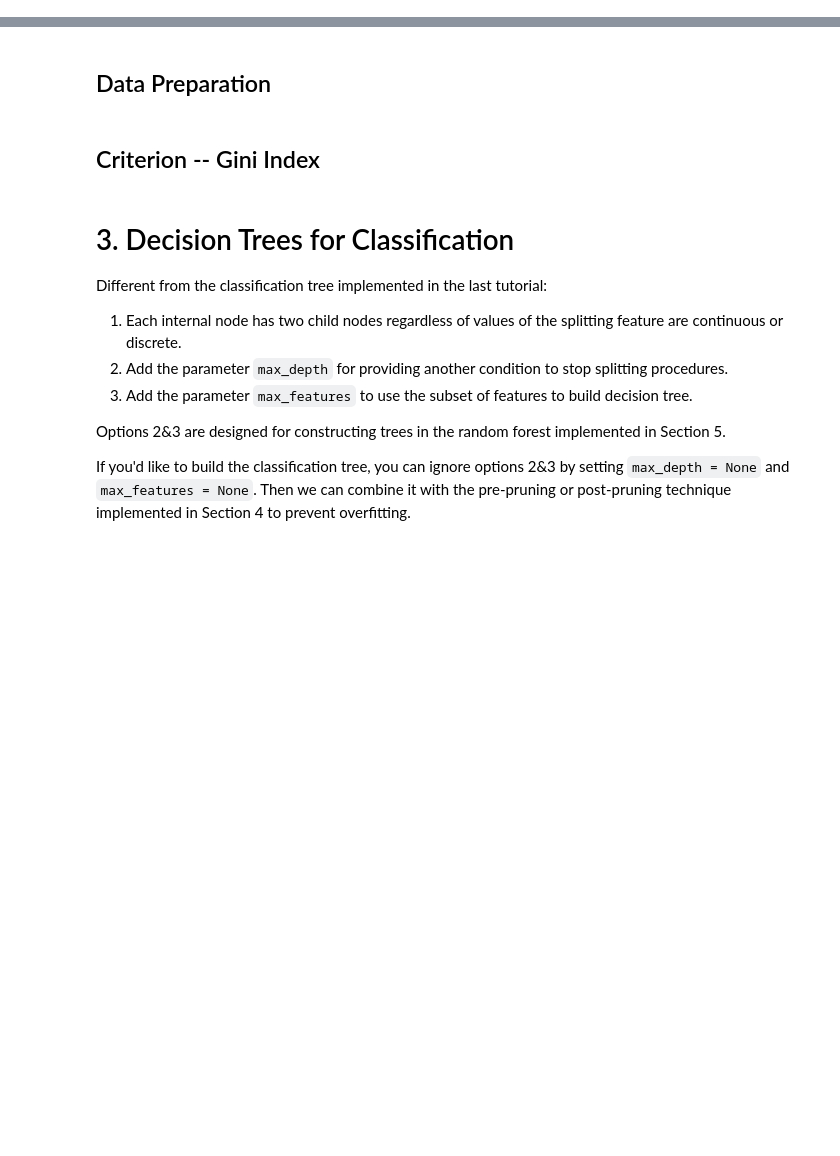
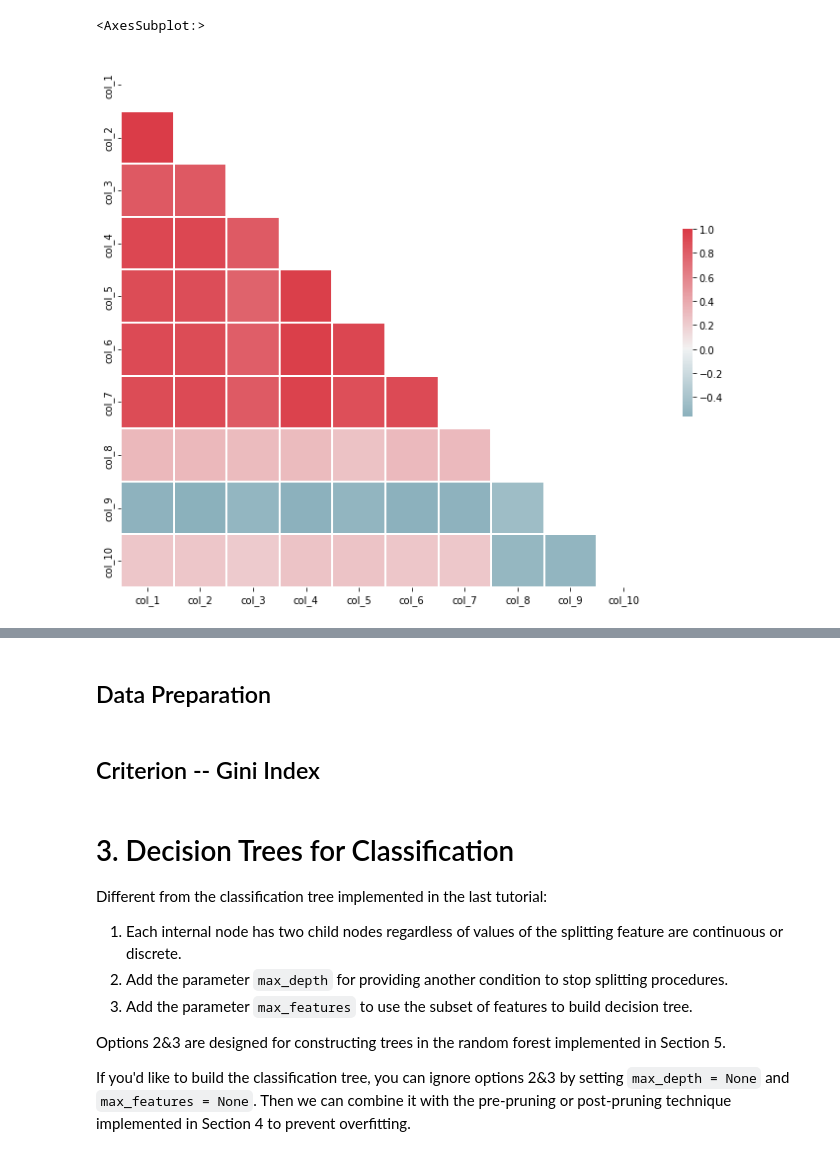
Before and after one commit to Giusseppe-97/Uncertainty_Quantification, a Jupyter notebook: code/code_classification/Abalone/abalone.ipynb, the cells around one changed output, grey strips where cells are left out. Saved outputs shown, nothing was run; the diff lists cells and outputs as text; code cells hidden in the pictures; blank space fills up the shorter version.

Commit message:
Update abalone.ipynb
Struggling with abalone LDA

```diff
--- a/code/code_classification/Abalone/abalone.ipynb
+++ b/code/code_classification/Abalone/abalone.ipynb
@@ -14,0 +77,7 @@ from sklearn.metrics import mean_squared_error, accuracy_score, confusion_matrix
+# %%
+df = pd.DataFrame(main()[4])
+dfy = pd.DataFrame(main()[5])
+col_names = ['Length',	'Diameter',	'Height',	'Whole weight',	'Shucked weight',	'Viscera weight',	'Shell weight', 'Female', 'I', 'Male']
+col_names_y = ['Rings']
+df.columns = col_names
+dfy.columns = col_names_y
@@ -14,0 +144,22 @@ from sklearn.metrics import mean_squared_error, accuracy_score, confusion_matrix
+# %%
+# load datasets function
+def load_data(data_file_name):
+    data_dir = "..\..\..\data\data_classification"
+    data_path = os.path.join(data_dir, data_file_name)
+    df = pd.read_csv(data_path)
+    a_X = df.iloc[:,:-1]
+    a_y = df.iloc[:,-1]
+    scaler_X = StandardScaler()
+    data_X = scaler_X.fit_transform(data_X)
+    data_y = pd.Categorical(data_y).codes.reshape(-1)
+    return a_X, a_y
+# %%
+data_name = "abalone_classification"
+dat_X, dat_y = load_data("{}.csv".format(data_name))
+dfy = pd.DataFrame(dat_y)
+df = pd.DataFrame(dat_X)
+col_names = ['col_1','col_2','col_3','col_4','col_5','col_6','col_7','col_8','col_9','col_10']
+col_names_y = ['ped']
+df.columns = col_names
+dfy.columns = col_names_y
+dfy.head()
@@ -14,0 +188,16 @@ from sklearn.metrics import mean_squared_error, accuracy_score, confusion_matrix
+# %%
+# Convertir les données en float
+df = df.astype(float)
+
+# Mise en place de la matrice de coorélation
+corr                             = df.corr()
+mask                             = np.zeros_like(corr, dtype=np.bool)
+mask[np.triu_indices_from(mask)] = True
+f, ax                            = plt.subplots(figsize=(12,35))
+cmap                             = sns.diverging_palette(220, 10, as_cmap=True)
+
+# Visualisation de la matrice
+sns.heatmap(corr, mask=mask, cmap=cmap, vmax=1, center=0, square=True, linewidths=.1, cbar_kws={"shrink": .1})
+# %% [output]
+<AxesSubplot:>
+[figure, added]
```
Also changed, not shown: parts of 36 cells of this notebook.
